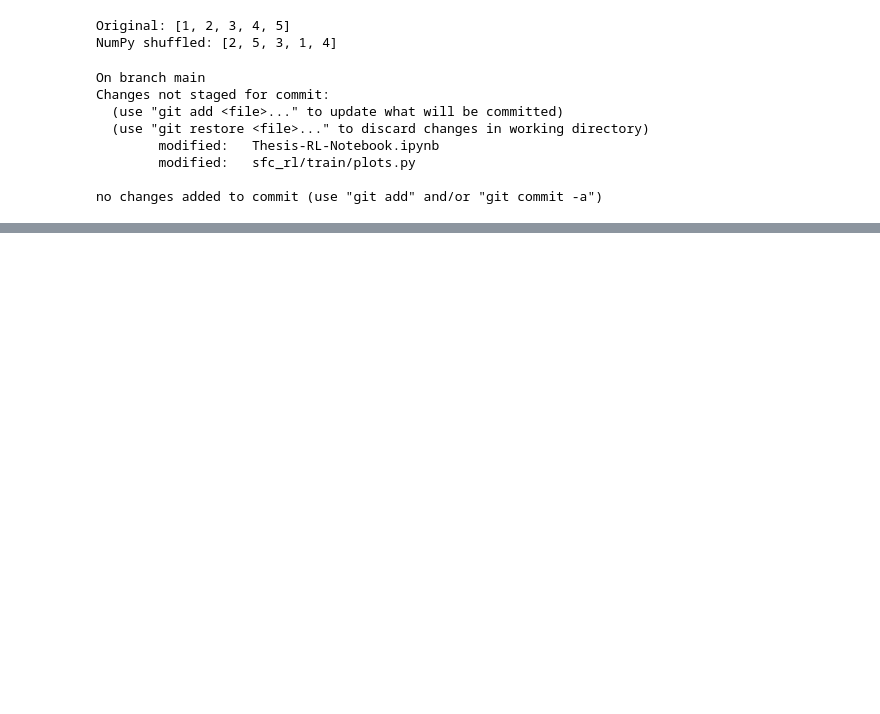
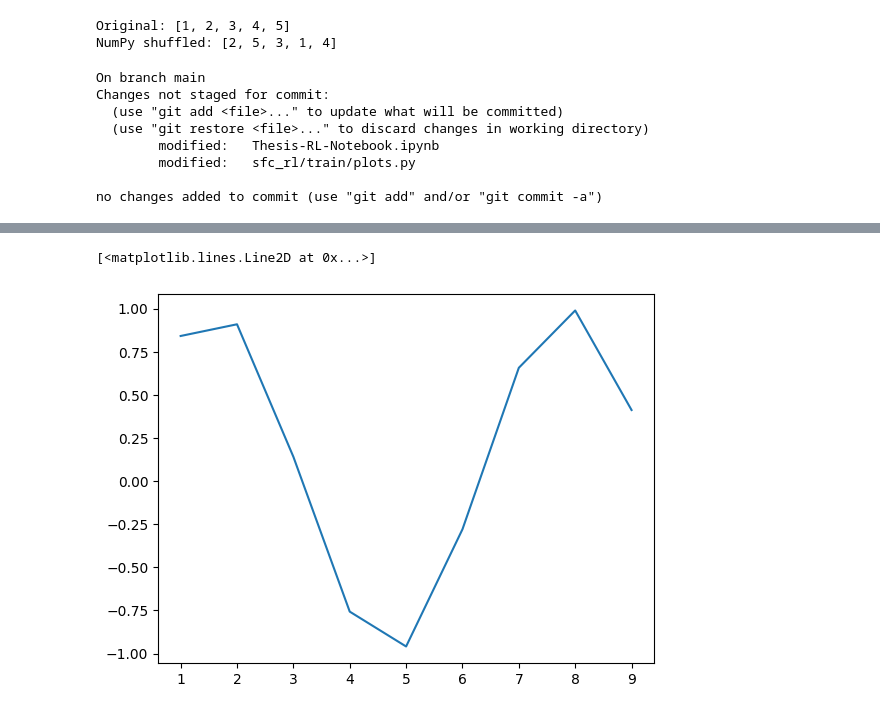
Before and after one commit to Mehrabpsh/Thesis-Smart-Slicing-rl-revised, a Jupyter notebook: Thesis-RL-Notebook.ipynb, the cells around one changed output, grey strips where cells are left out. Cells and saved outputs as stored; diff of their text form; code cells hidden in the pictures; blank space fills up the shorter version.

```diff
--- a/Thesis-RL-Notebook.ipynb
+++ b/Thesis-RL-Notebook.ipynb
@@ -548,0 +548,8 @@ To github.com:Mehrabpsh/Thesis-Smart-Slicing-rl-revised.git
+# %%
+import matplotlib.pyplot as plt
+import numpy as np
+
+plt.plot(range(1,10),np.sin(range(1,10)))
+# %% [output]
+[<matplotlib.lines.Line2D at 0x...>]
+[figure, added]
```
Also changed, not shown: parts of 3 cells of this notebook, 1 other file.
